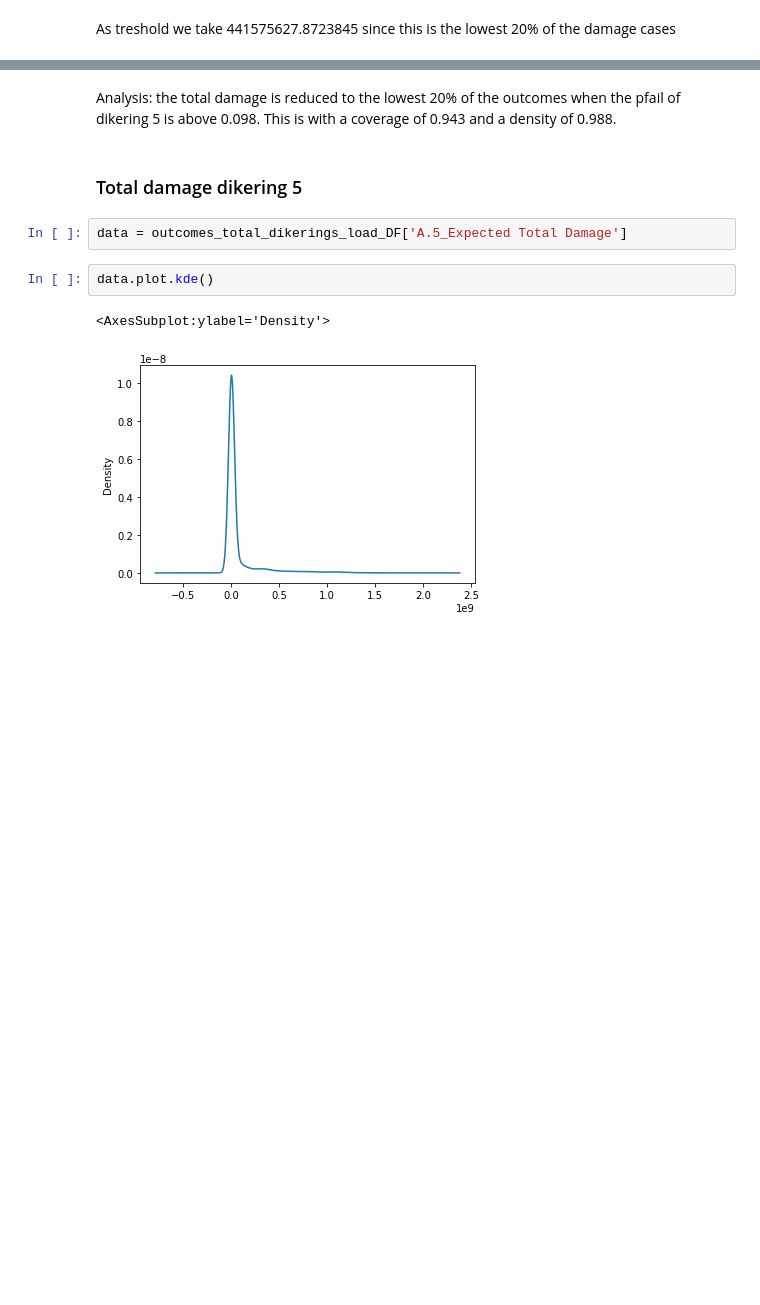
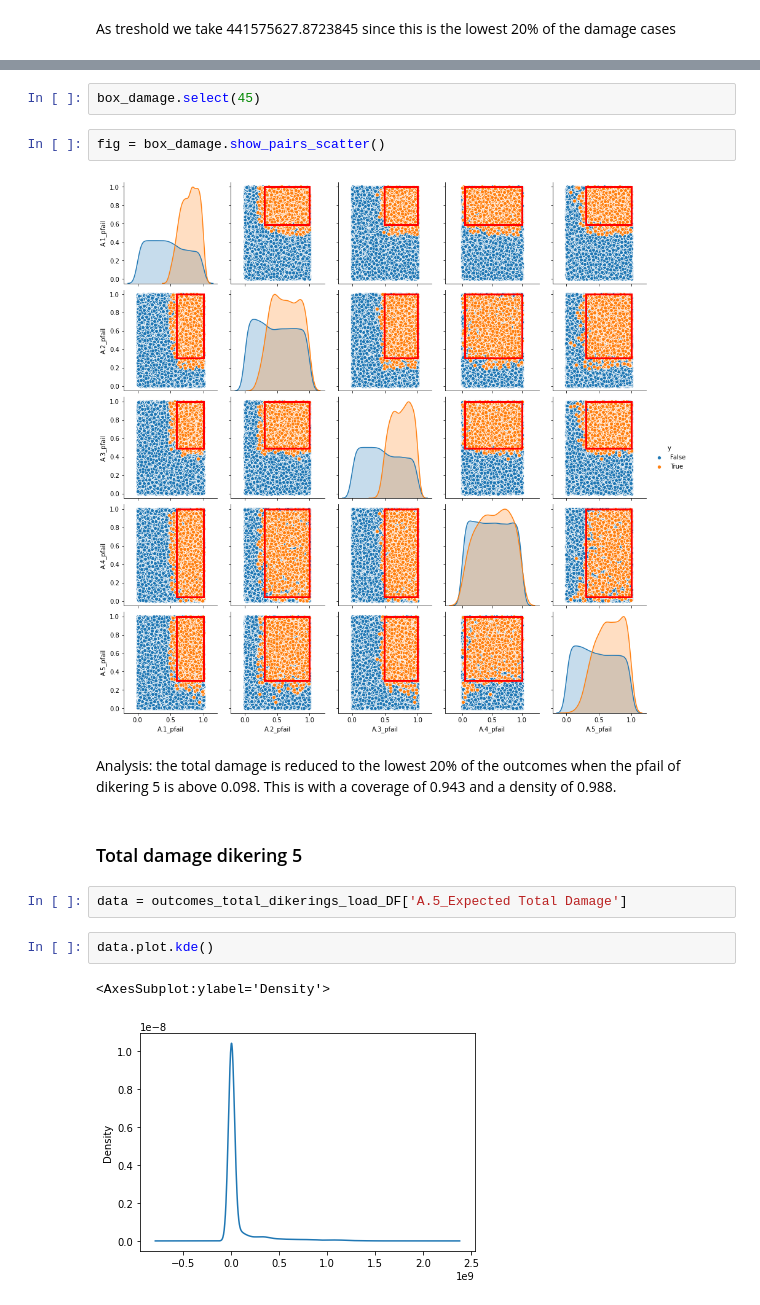
Before and after one commit to ArieTieszoon/ModelBasedDecisionMaking_G18, a Jupyter notebook: Give files/Prim_and_dimensional_stacking_basecase.ipynb, the cells around one changed output, grey strips where cells are left out. Cells and saved outputs as stored; diff of their text form; blank space fills up the shorter version.

```diff
--- a/Give files/Prim_and_dimensional_stacking_basecase.ipynb
+++ b/Give files/Prim_and_dimensional_stacking_basecase.ipynb
@@ -290,3 +292,9 @@ plt.show()
+# %%
+box_damage.select(45)
+# %%
+fig = box_damage.show_pairs_scatter()
+# %% [output]
+[figure, added]
 # %% [markdown]
 Analysis: the total damage is reduced to the lowest 20% of the outcomes when the pfail of dikering 5 is above 0.098. This is with a coverage of 0.943 and a density of 0.988.
 # %% [markdown]
```
Also changed, not shown: parts of 5 cells of this notebook, 1 other file.
